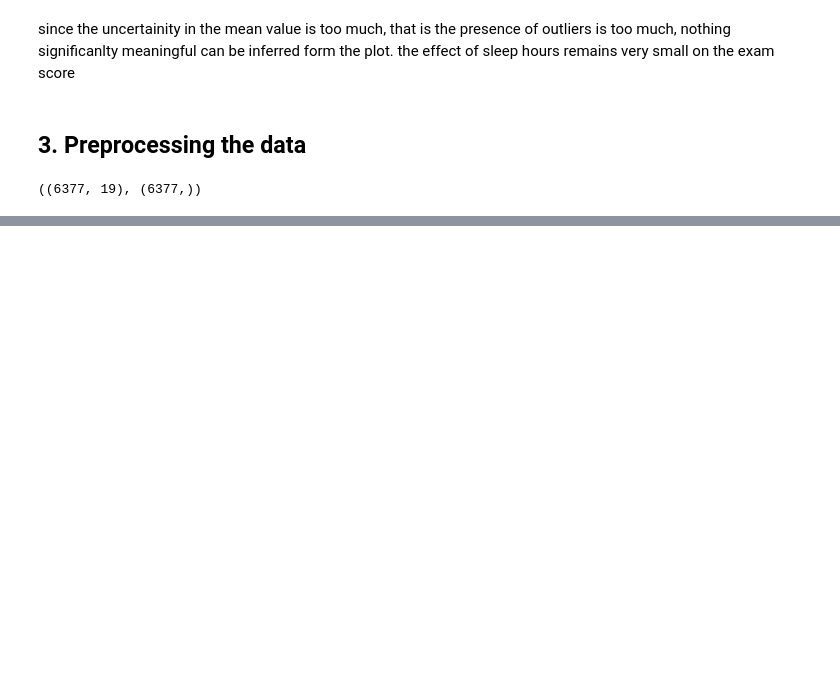
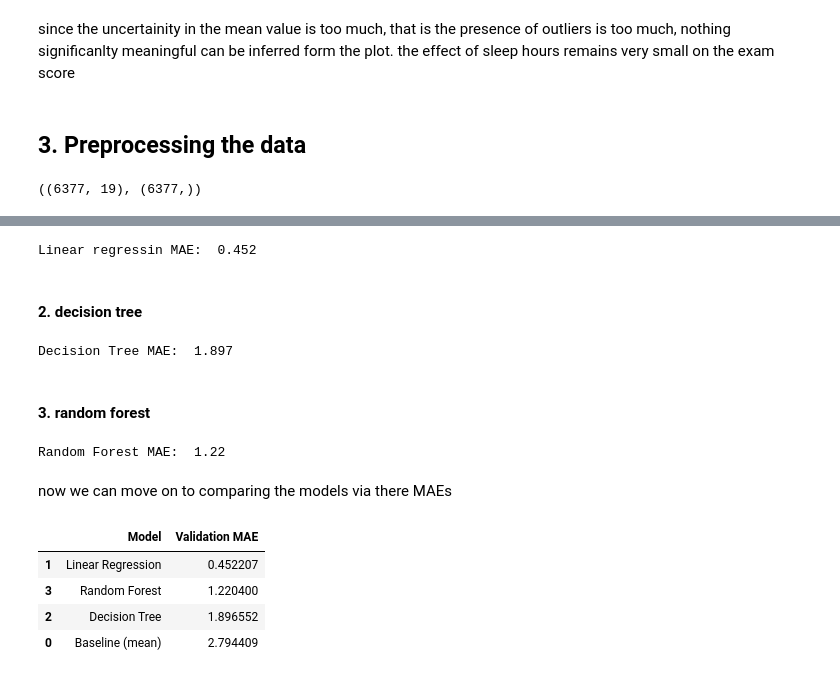
Before and after one commit to stefu1301/TDS-ML-starter_task, a Jupyter notebook: main.ipynb, the cells around one changed output, grey strips where cells are left out. Drawn from its saved outputs; the diff is of its cells as text; code cells hidden in the pictures; blank space fills up the shorter version.

```diff
--- a/main.ipynb
+++ b/main.ipynb
@@ -154,0 +209,7 @@ X.shape, y.shape
+# %%
+import numpy as np
+from sklearn.metrics import mean_absolute_error
+
+base_pred = np.full(len(y_test), y_train.mean())
+base_mae = mean_absolute_error(y_test, base_pred)
+print("base MAE: ", round(base_mae, 3))
@@ -154,0 +222,45 @@ X.shape, y.shape
+# %%
+from sklearn.linear_model import LinearRegression
+
+lr = LinearRegression()
+lr.fit(X_train, y_train)
+lr_mae = mean_absolute_error(y_test, lr.predict(X_test))
+print("Linear regressin MAE: ", round(lr_mae, 3))
+# %% [output]
+Linear regressin MAE:  0.452
+# %% [markdown]
+#### 2. decision tree
+# %%
+from sklearn.tree import DecisionTreeRegressor
+
+dt = DecisionTreeRegressor()
+dt.fit(X_train, y_train)
+dt_mae = mean_absolute_error(y_test, dt.predict(X_test))
+print("Decision Tree MAE: ", round(dt_mae, 3))
+# %% [output]
+Decision Tree MAE:  1.897
+# %% [markdown]
+#### 3. random forest
+# %%
+from sklearn.ensemble import RandomForestRegressor
+
+rf = RandomForestRegressor()
+rf.fit(X_train, y_train)
+rf_mae = mean_absolute_error(y_test, rf.predict(X_test))
+print("Random Forest MAE: ", round(rf_mae, 3))
+# %% [output]
+Random Forest MAE:  1.22
+# %% [markdown]
+now we can move on to comparing the models via there MAEs
+# %%
+results = pd.DataFrame({
+    'Model': ['Baseline (mean)', 'Linear Regression', 'Decision Tree', 'Random Forest'],
+    'Validation MAE': [base_mae, lr_mae, dt_mae, rf_mae]
+}).sort_values('Validation MAE')
+results
+# %% [output]
+|  | Model | Validation MAE |
+| 1 | Linear Regression | 0.452207 |
+| 3 | Random Forest | 1.220400 |
+| 2 | Decision Tree | 1.896552 |
+| 0 | Baseline (mean) | 2.794409 |
```
Also changed, not shown: parts of 14 cells of this notebook.
